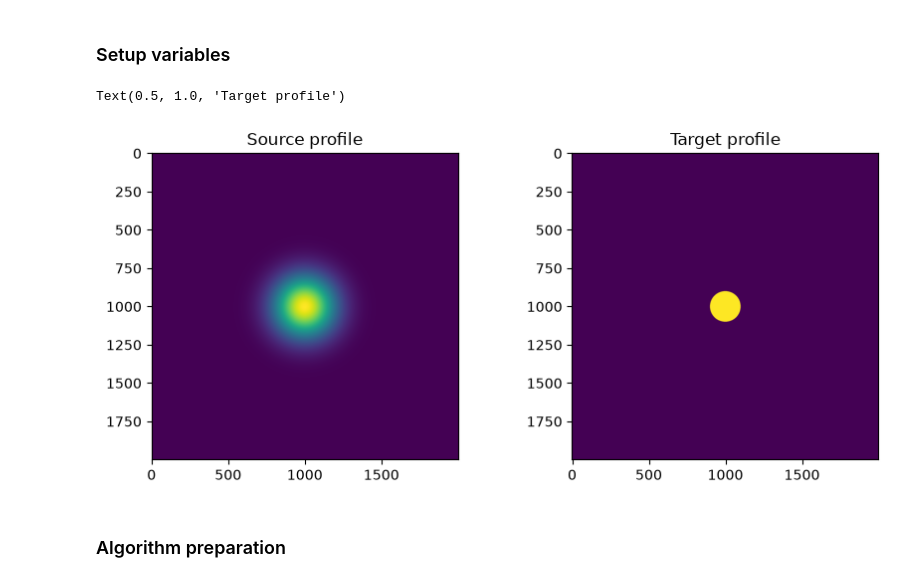
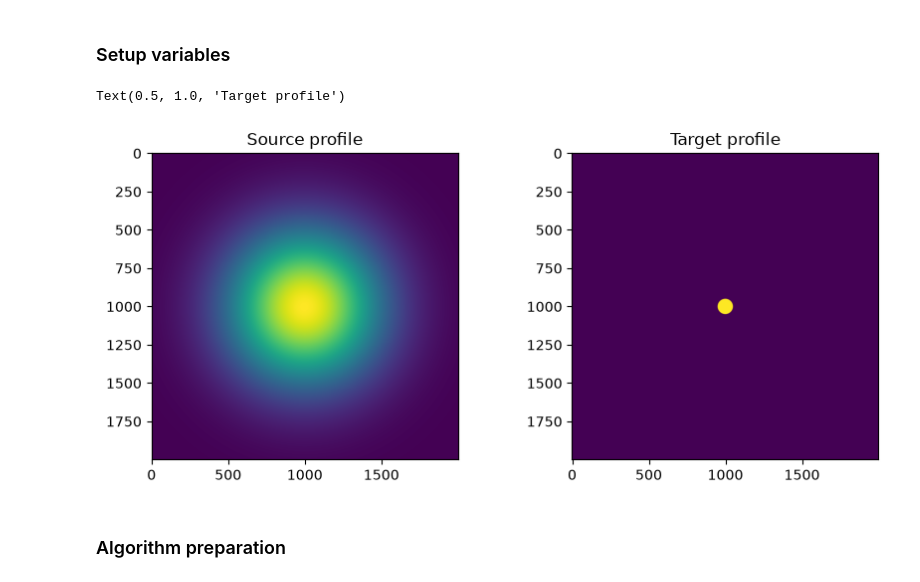
Before and after one commit to mlimonv12/MPTH-project, a Jupyter notebook: replicate_article.ipynb, the cells around one changed output. Saved outputs shown, nothing was run; the diff lists cells and outputs as text; code cells hidden in the pictures.

```diff
--- a/replicate_article.ipynb
+++ b/replicate_article.ipynb
@@ -14,32 +14,35 @@ device = "cuda" if torch.cuda.is_available() else "cpu"
 ### Setup variables
 # %%
 # Pixel size must be 2.5 µm to match the article's 5x5 mm total dimension
-dx = 2.5e-6
-lam = 532e-9
+dx = 1e-4
+f = 300e9 # GHz
+c = 3e8 # m/s
+lam = c/f
 torchoptics.set_default_spacing(dx)
 torchoptics.set_default_wavelength(lam)
 
 shape = 2000
-waist_radius = 0.5e-3
-target_pos = 25e-3
+waist_radius = 50e-3 # cm
+target_pos = 50e-3 # cm
 
 pixels = 80
 square_side = pixels * dx
+goal_radius = 5e-3 # mm
 
 # Generate raw profile tensors for explicit FFT propagation
 source_profile = gaussian(shape, waist_radius=waist_radius).to(device)
 #target_profile = square(shape, side=square_side).to(device)
-target_profile = circle(shape, radius = waist_radius/2).to(device)
+target_profile = circle(shape, radius = goal_radius).to(device)
 
 
 fig, axs = plt.subplots(1,2,figsize = (10,4))
 axs[0].imshow(np.abs(source_profile))
 axs[0].set_title("Source profile")
 axs[1].imshow(np.abs(target_profile))
 axs[1].set_title("Target profile")
 # %% [output]
 Text(0.5, 1.0, 'Target profile')
-[figure, old version]
+[figure, new version]
 # %% [markdown]
 ### Algorithm preparation
 # %%
```
Also changed, not shown: parts of 2 cells of this notebook, 3 other files.
